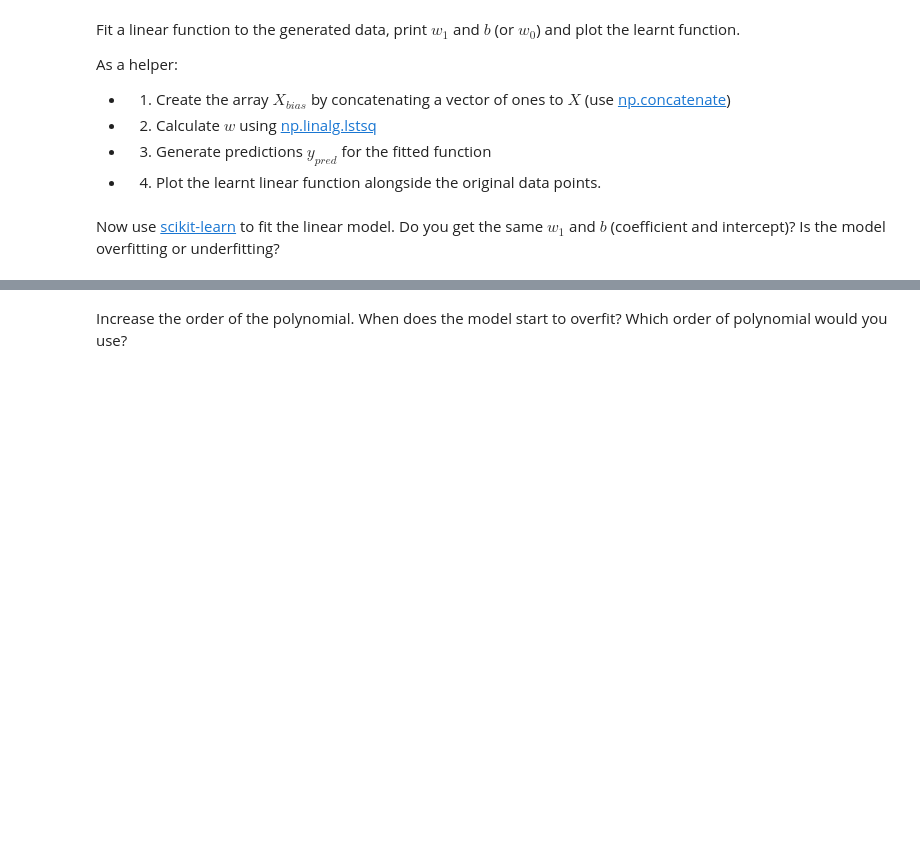
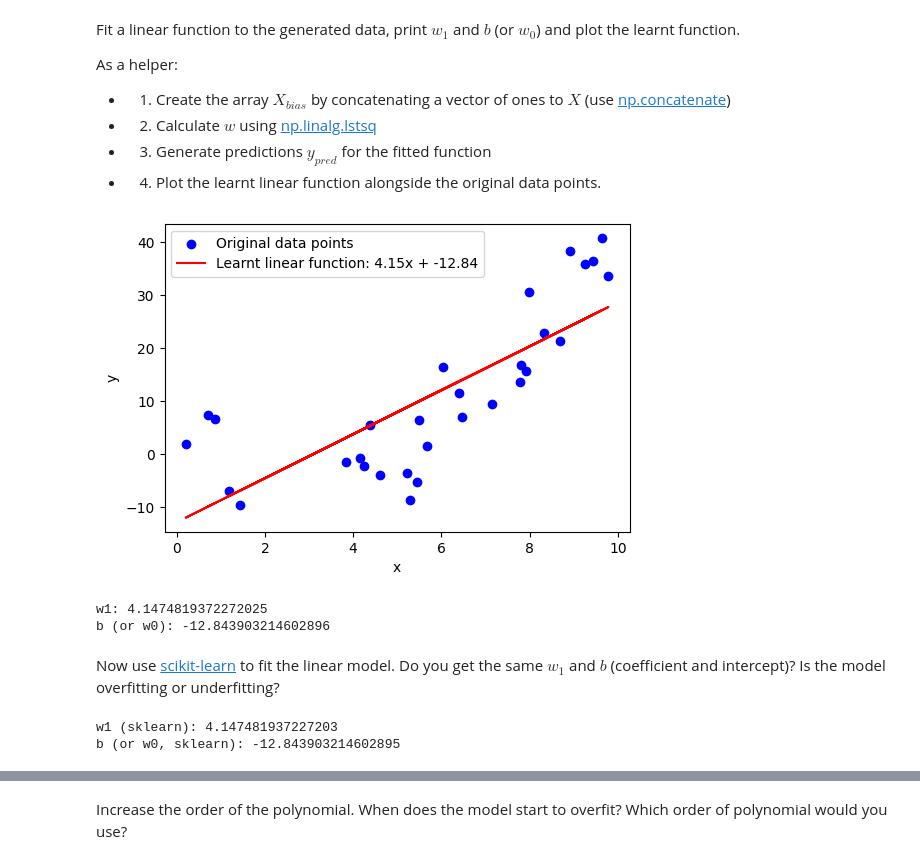
Before and after one commit to manami-bunbun/ML_lab_sheets, a Jupyter notebook: lab1/lab1-intro_to_numpy_scikitlearn.ipynb, the cells around one changed output, grey strips where cells are left out. Cells and saved outputs as stored; diff of their text form; code cells hidden in the pictures; blank space fills up the shorter version.

```diff
--- a/lab1/lab1-intro_to_numpy_scikitlearn.ipynb
+++ b/lab1/lab1-intro_to_numpy_scikitlearn.ipynb
@@ -324,2 +570,28 @@ As a helper:
+# %%
+# 1) Create the array X_bias
+X_bias = np.concatenate([np.ones((x.shape[0], 1)), x], axis=1)
+
+# 2) Calculate w using np.linalg.lstsq
+w, _, _, _ = np.linalg.lstsq(X_bias, y, rcond=None)
+
+# 3) Generate predictions y_pred for the fitted function
+y_pred = np.dot(X_bias, w)
+
+# 4) Plot the learnt linear function alongside the original data points.
+fig, ax = plt.subplots(figsize=(6, 4))
+ax.scatter(x, y, color='blue', label='Original data points')
+ax.plot(x, y_pred, color='red', label=f'Learnt linear function: {w[1][0]:.2f}x + {w[0][0]:.2f}')
+ax.set_xlabel('x')
+ax.set_ylabel('y')
+ax.legend()
+plt.show()
+
+# Print w1 and b (or w0)
+print("w1:", w[1][0])
+print("b (or w0):", w[0][0])
+# %% [output]
+[figure, added]
+w1: 4.1474819372272025
+b (or w0): -12.843903214602896
 # %% [markdown]
 Now use [scikit-learn](https://scikit-learn.org/stable/modules/linear_model.html#ordinary-least-squares) to fit the linear model. Do you get the same $w_1$ and $b$ (coefficient and intercept)? Is the model overfitting or underfitting?
@@ -327,0 +598,19 @@ Now use [scikit-learn](https://scikit-learn.org/stable/modules/linear_model.html
+# %%
+# write your code here
+# Create a linear regression model
+model = LinearRegression()
+
+# Fit the model to the data
+model.fit(x, y)
+
+# Get the coefficient (w1) and the intercept (b)
+w1_sklearn = model.coef_[0][0]
+b_sklearn = model.intercept_[0]
+
+
+# Print w1 and b (or w0)
+print("w1 (sklearn):", w1_sklearn)
+print("b (or w0, sklearn):", b_sklearn)
+# %% [output]
+w1 (sklearn): 4.147481937227203
+b (or w0, sklearn): -12.843903214602895
```
Also changed, not shown: parts of 37 cells of this notebook.
